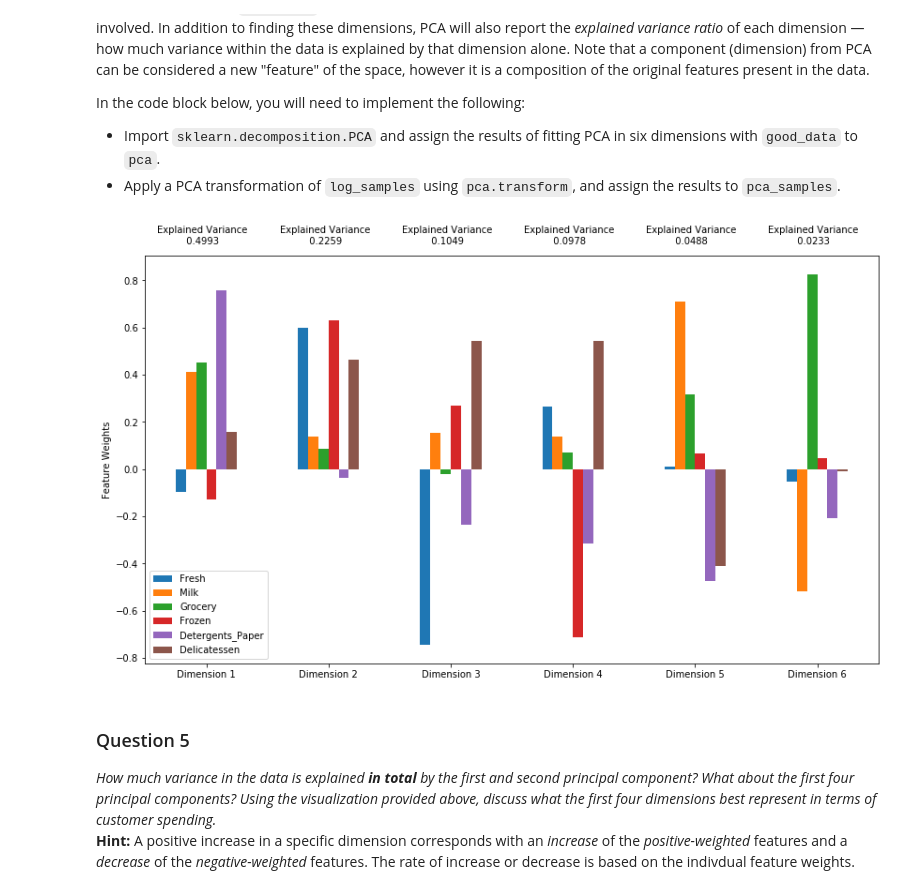
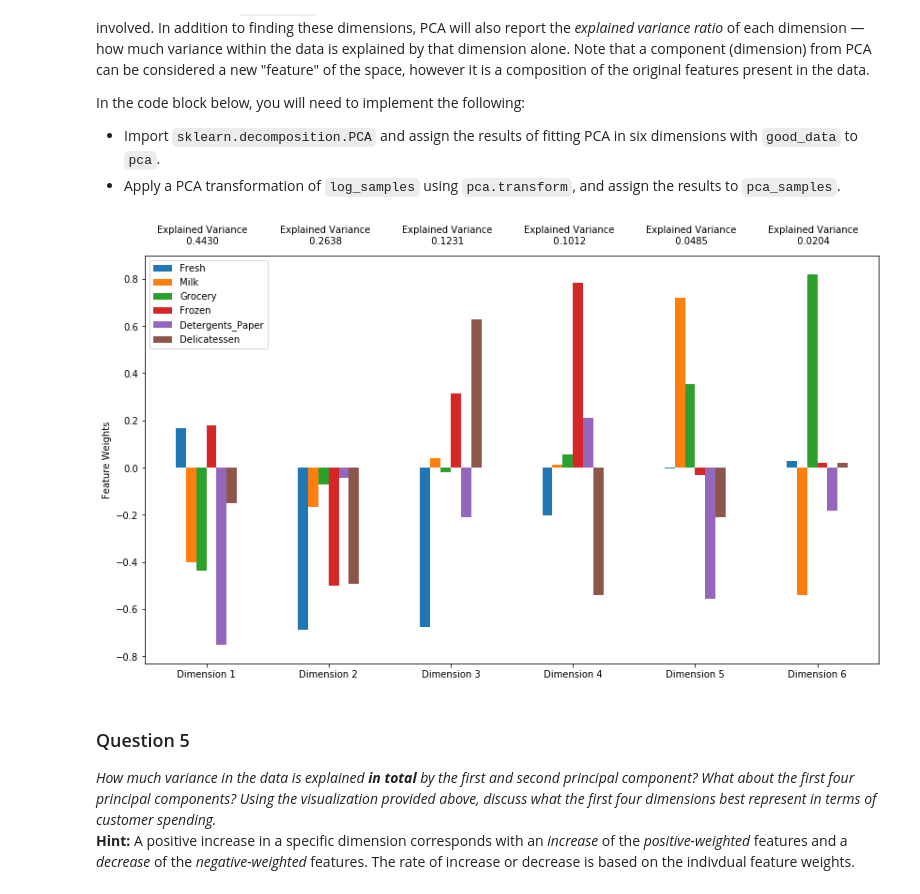
Before and after one commit to rtindru/machine-learning, a Jupyter notebook: projects/customer_segments/customer_segments.ipynb, the cells around one changed output. Drawn from its saved outputs; the diff is of its cells as text; code cells hidden in the pictures.

```diff
--- a/projects/customer_segments/customer_segments.ipynb
+++ b/projects/customer_segments/customer_segments.ipynb
@@ -21,6 +21,7 @@ Run the code block below to load the wholesale customers dataset, along with a f
 import numpy as np
 import pandas as pd
 from IPython.display import display # Allows the use of display() for DataFrames
+RANDOM_STATE = 23
 
 # Import supplementary visualizations code visuals.py
 import visuals as vs
@@ -63,7 +64,14 @@ To get a better understanding of the customers and how their data will transform
 # import random
 # indices = [random.randint(0, 440) for x in xrange(20)]
 # print indices
-indices = [154, 239, 86]
+indices = [224, 239, 86]
+
+import seaborn as sns
+
+percentiles_data = 100*data.rank(pct=True)
+percentiles_samples = percentiles_data.iloc[indices]
+sns.heatmap(percentiles_samples, annot=True)
+
 
 # Create a DataFrame of the chosen samples
 samples = pd.DataFrame(data.loc[indices], columns = data.keys()).reset_index(drop = True)
@@ -281,6 +292,8 @@ Once you have performed this implementation, the dataset will be stored in the v
 # %%
 # OPTIONAL: Select the indices for data points you wish to remove
 outliers  = []
+from collections import Counter
+c = Counter()
 
 # For each feature find the data points with extreme high or low values
 for feature in log_data.keys():
@@ -297,13 +310,12 @@ for feature in log_data.keys():
     # Display the outliers
     print "Data points considered outliers for the feature '{}':".format(feature)
     outlie = log_data[~((log_data[feature] >= Q1 - step) & (log_data[feature] <= Q3 + step))]
-    outliers.extend(outlie.index.values)
+    c.update(outlie.index.values)
     display(outlie)
 
-outliers_set = set(outliers)
-
+repeated = [index for index, count in c.items() if count > 1]
 # Remove the outliers, if any were specified
-good_data = log_data.drop(log_data.index[outliers]).reset_index(drop = True)
+# good_data = log_data.drop(log_data.index[repeated]).reset_index(drop = True)
 # display(log_data.describe())
 # %% [output]
 Data points considered outliers for the feature 'Fresh':
@@ -404,16 +419,15 @@ In the code block below, you will need to implement the following:
 # %%
 from sklearn.decomposition import PCA
 # TODO: Apply PCA by fitting the good data with the same number of dimensions as features
-pc = PCA(n_components=len(good_data.columns))
-pca = pc.fit(good_data)
+pca = PCA(n_components=len(good_data.columns), random_state=RANDOM_STATE).fit(good_data)
 
 # TODO: Transform log_samples using the PCA fit above
-pca_samples = pc.transform(log_samples)
+pca_samples = pca.transform(log_samples)
 
 # Generate PCA results plot
 pca_results = vs.pca_results(good_data, pca)
 # %% [output]
-[figure, old version]
+[figure, new version]
 # %% [markdown]
 ### Question 5
 *How much variance in the data is explained* ***in total*** *by the first and second principal component? What about the first four principal components? Using the visualization provided above, discuss what the first four dimensions best represent in terms of customer spending.*
```
Also changed, not shown: parts of 29 cells of this notebook, 1 other file.
